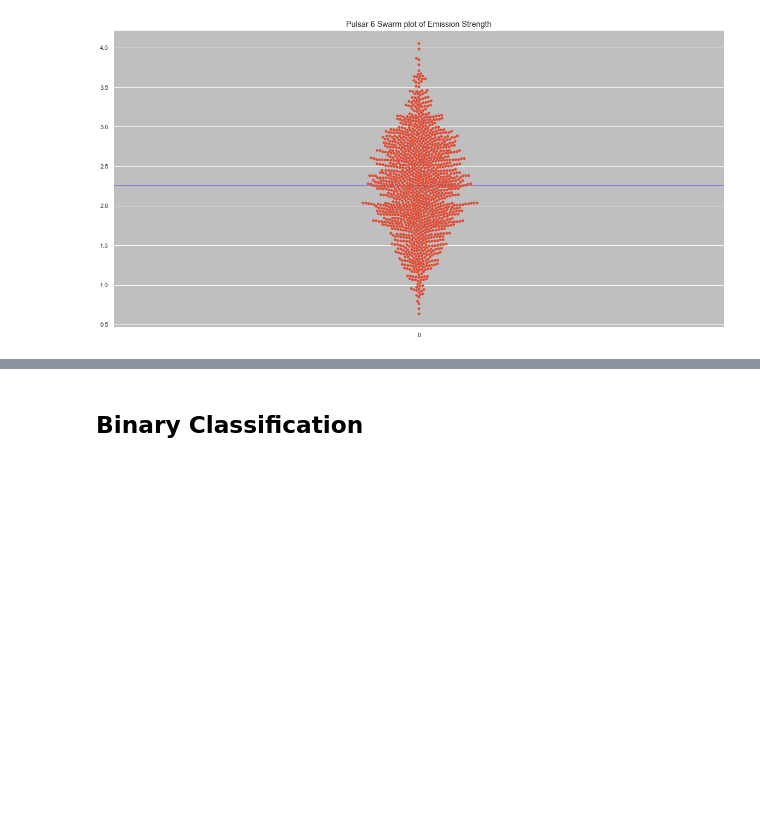
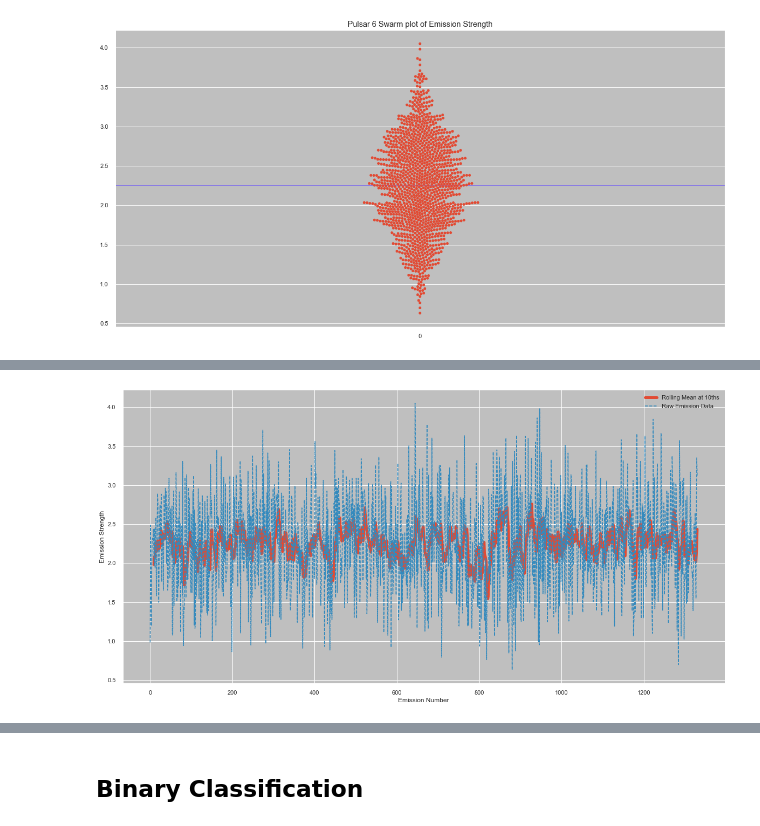
Before and after one commit to doughnutgod/PulsarPioneers, a Jupyter notebook: pulsar3.ipynb, the cells around one changed output, grey strips where cells are left out. Saved outputs shown, nothing was run; the diff lists cells and outputs as text; code cells hidden in the pictures; blank space fills up the shorter version.

```diff
--- a/pulsar3.ipynb
+++ b/pulsar3.ipynb
@@ -180,0 +242,12 @@ Text(0.5, 1.0, 'distribution of Pulsar 6 binary assignments')
+# %%
+pulsar['RollingMeanEmissions10ths'] = pulsar["Brightness"].rolling(10).mean()
+
+plt.figure(figsize=(20,10))
+plt.plot(pulsar['RollingMeanEmissions10ths'], label="Rolling Mean at 10ths", lw=5)
+plt.plot(pulsar['Brightness'], label= "Raw Emission Data", linestyle='--')
+plt.legend()
+plt.ylabel('Emission Strength')
+plt.xlabel('Emission Number')
+plt.show()
+# %% [output]
+[figure, added]
```
Also changed, not shown: parts of 10 cells of this notebook, 9 other files.
